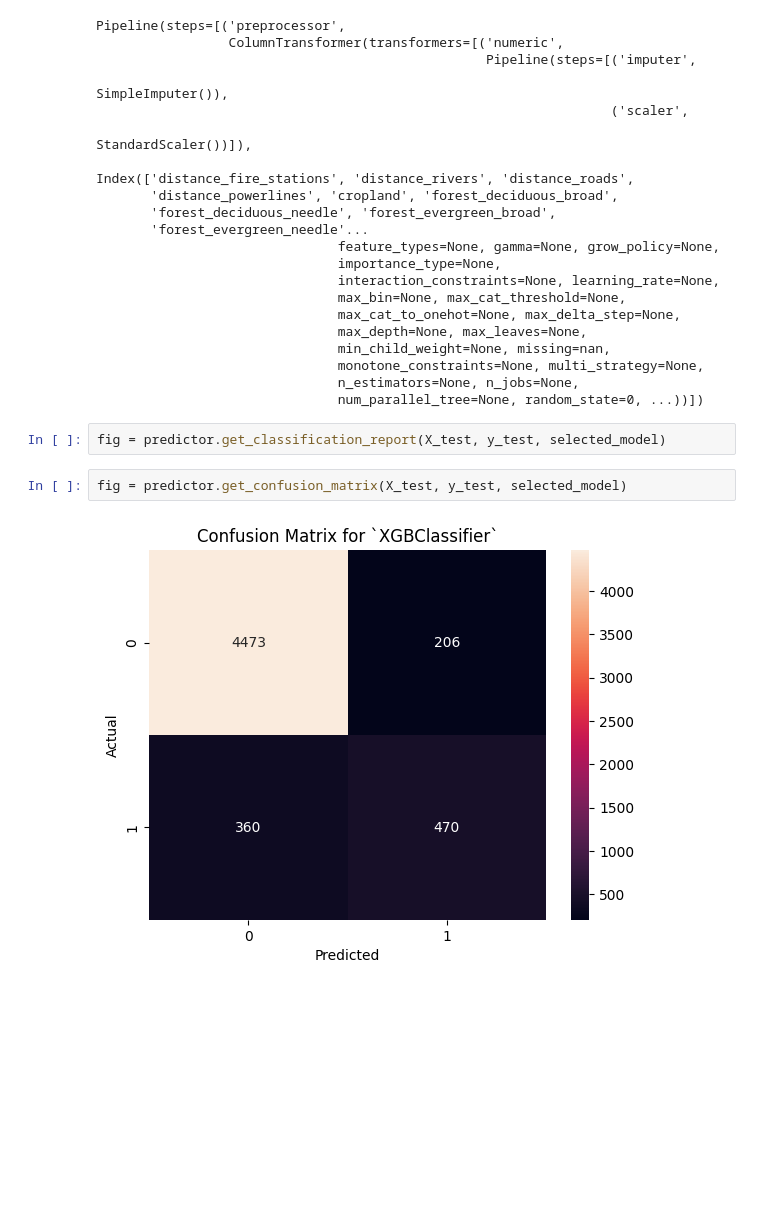
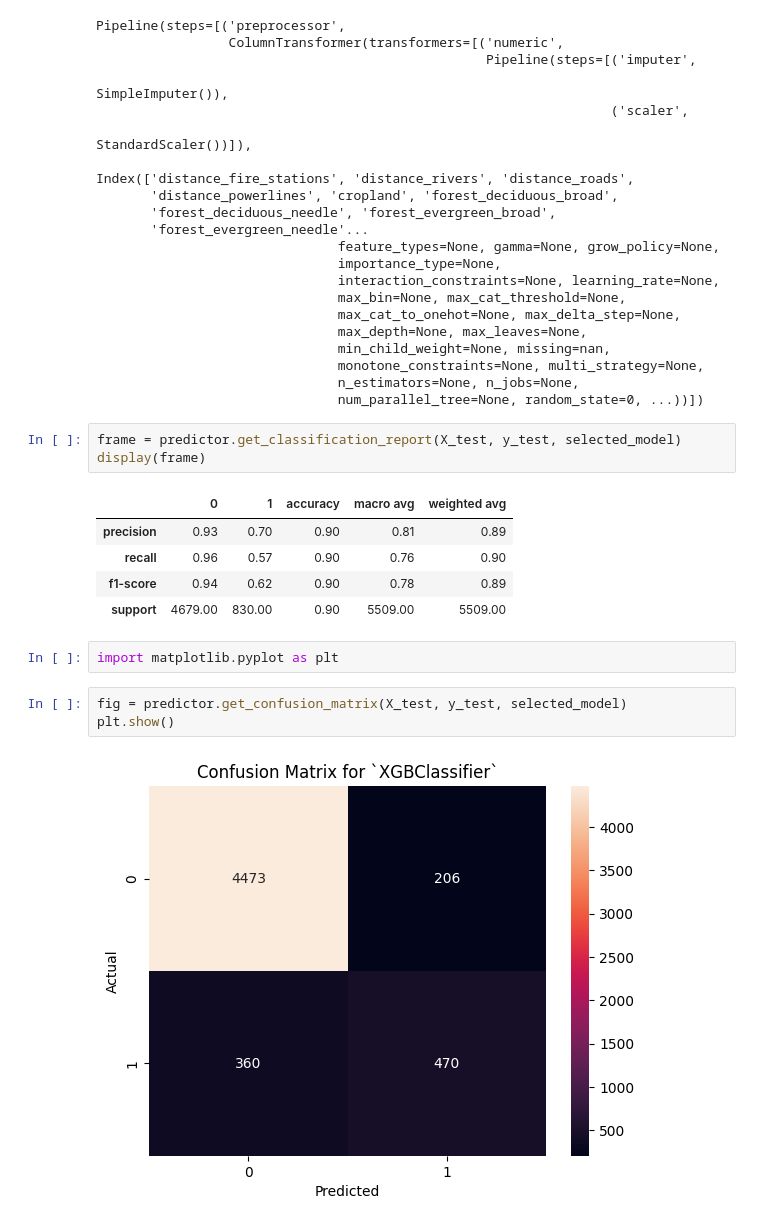
Before and after one commit to daltunay/descartes-data-sci, a Jupyter notebook: 03-classification_ignition_points.ipynb, the cells around one changed output. Drawn from its saved outputs; the diff is of its cells as text; blank space fills up the shorter version.

Commit message:
improve display

```diff
--- a/03-classification_ignition_points.ipynb
+++ b/03-classification_ignition_points.ipynb
@@ -154,9 +160,19 @@ Pipeline(steps=[('preprocessor',
                                n_estimators=None, n_jobs=None,
                                num_parallel_tree=None, random_state=0, ...))])
 # %%
-fig = predictor.get_classification_report(X_test, y_test, selected_model)
+frame = predictor.get_classification_report(X_test, y_test, selected_model)
+display(frame)
+# %% [output]
+|  | 0 | 1 | accuracy | macro avg | weighted avg |
+| precision | 0.93 | 0.70 | 0.90 | 0.81 | 0.89 |
+| recall | 0.96 | 0.57 | 0.90 | 0.76 | 0.90 |
+| f1-score | 0.94 | 0.62 | 0.90 | 0.78 | 0.89 |
+| support | 4679.00 | 830.00 | 0.90 | 5509.00 | 5509.00 |
+# %%
+import matplotlib.pyplot as plt
 # %%
 fig = predictor.get_confusion_matrix(X_test, y_test, selected_model)
+plt.show()
 # %% [output]
 [figure]
 # %%
```
Also changed, not shown: parts of 8 cells of this notebook.
